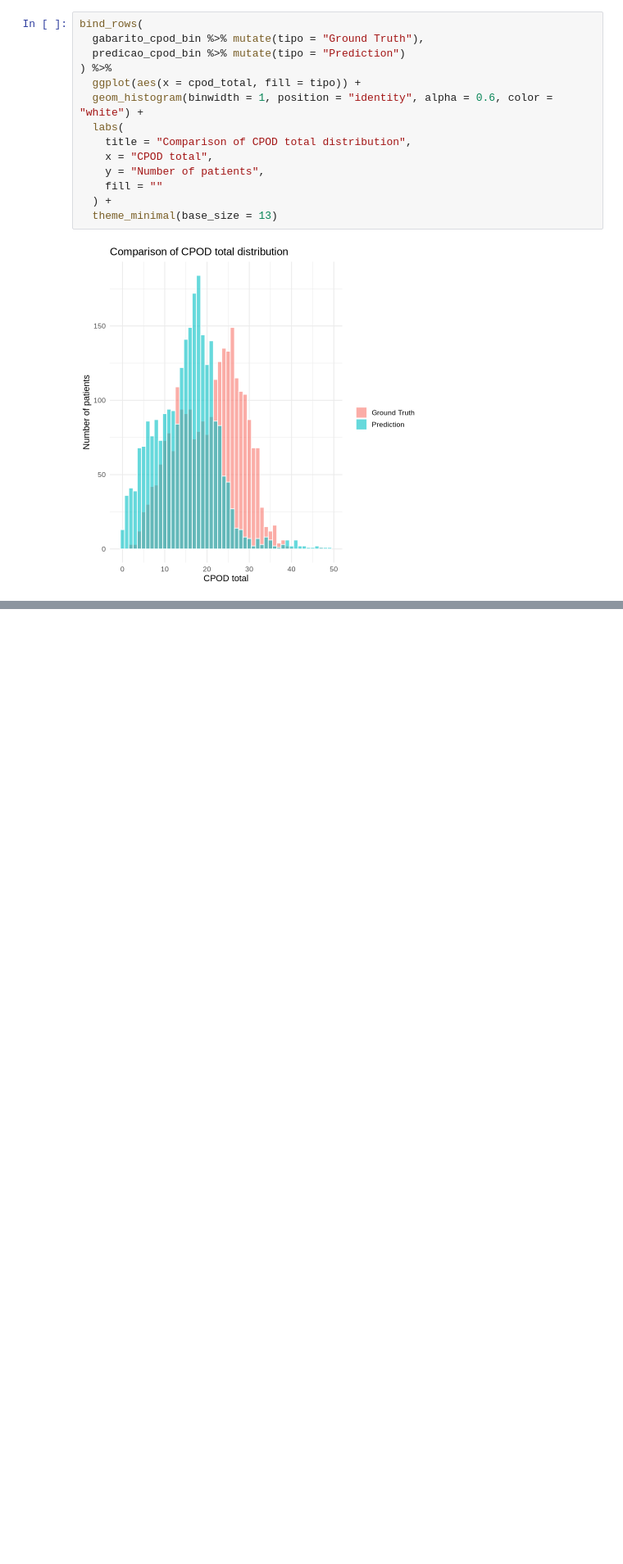
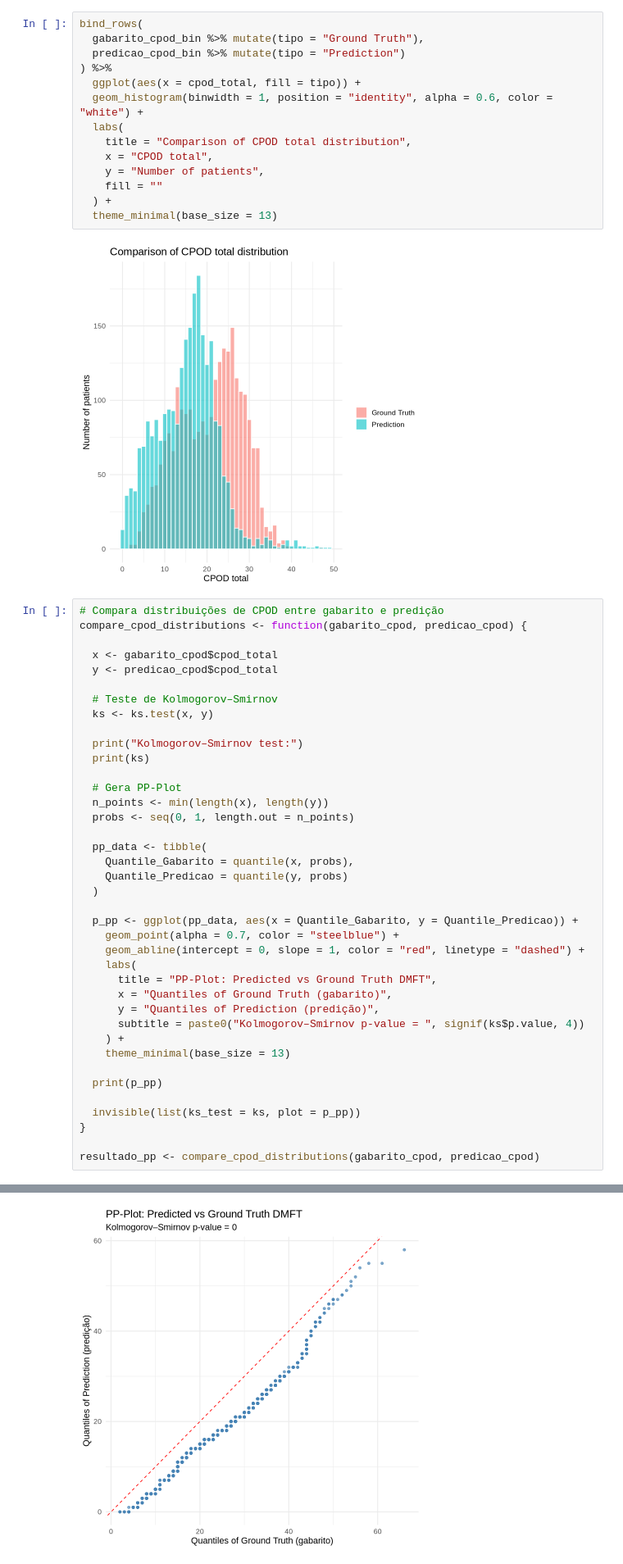
Before and after one commit to Cicconella/Doutorado, a Jupyter notebook: analise_cpod.ipynb, the cells around one changed output, grey strips where cells are left out. Shown at 82% size. Saved outputs shown, nothing was run; the diff lists cells and outputs as text; blank space fills up the shorter version.

```diff
--- a/analise_cpod.ipynb
+++ b/analise_cpod.ipynb
@@ -1024,3 +1039,43 @@ bind_rows(
   theme_minimal(base_size = 13)
 # %% [output]
 [figure]
+# %%
+# Compara distribuições de CPOD entre gabarito e predição
+compare_cpod_distributions <- function(gabarito_cpod, predicao_cpod) {
+
+  x <- gabarito_cpod$cpod_total
+  y <- predicao_cpod$cpod_total
+
+  # Teste de Kolmogorov–Smirnov
+  ks <- ks.test(x, y)
+
+  print("Kolmogorov–Smirnov test:")
+  print(ks)
+
+  # Gera PP-Plot
+  n_points <- min(length(x), length(y))
+  probs <- seq(0, 1, length.out = n_points)
+
+  pp_data <- tibble(
+    Quantile_Gabarito = quantile(x, probs),
+    Quantile_Predicao = quantile(y, probs)
+  )
+
+  p_pp <- ggplot(pp_data, aes(x = Quantile_Gabarito, y = Quantile_Predicao)) +
+    geom_point(alpha = 0.7, color = "steelblue") +
+    geom_abline(intercept = 0, slope = 1, color = "red", linetype = "dashed") +
+    labs(
+      title = "PP-Plot: Predicted vs Ground Truth DMFT",
+      x = "Quantiles of Ground Truth (gabarito)",
+      y = "Quantiles of Prediction (predição)",
+      subtitle = paste0("Kolmogorov–Smirnov p-value = ", signif(ks$p.value, 4))
+    ) +
+    theme_minimal(base_size = 13)
+
+  print(p_pp)
+
+  invisible(list(ks_test = ks, plot = p_pp))
+}
+
+resultado_pp <- compare_cpod_distributions(gabarito_cpod, predicao_cpod)
+# %% [output]
@@ -1026,0 +1091 @@ bind_rows(
+[figure, added]
```
Also changed, not shown: parts of 14 cells of this notebook.
